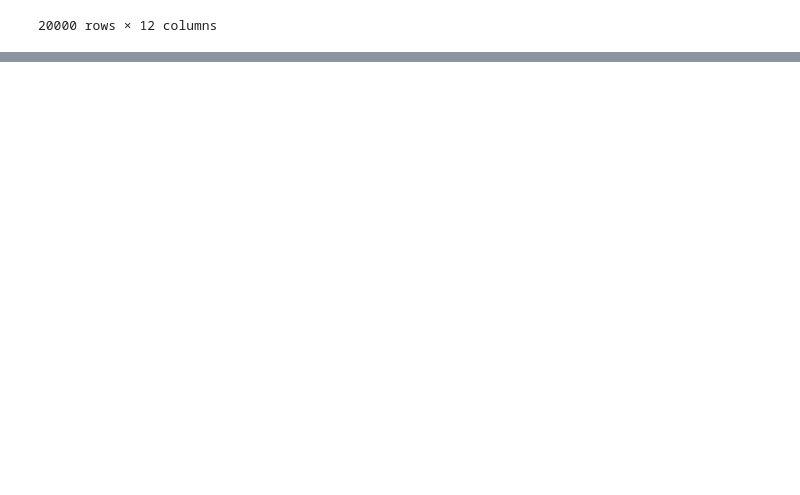
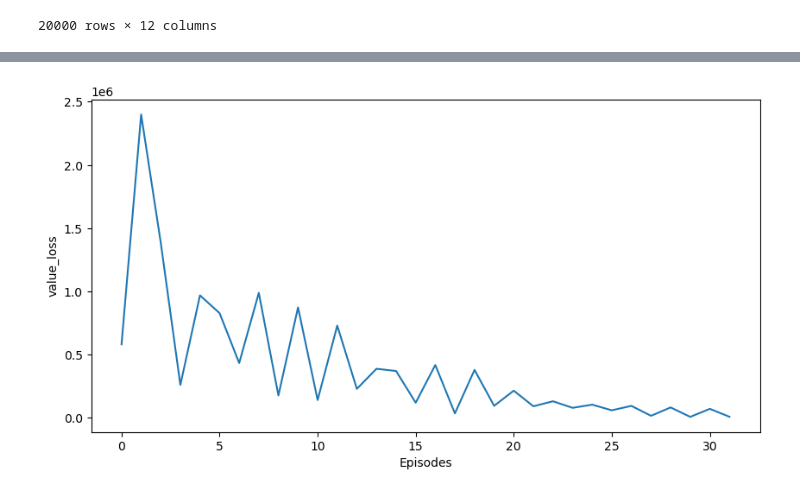
Before and after one commit to Zhou-spec/Futures-Trading, a Jupyter notebook: trading_signal.ipynb, the cells around one changed output, grey strips where cells are left out. Drawn from its saved outputs; the diff is of its cells as text; code cells hidden in the pictures; blank space fills up the shorter version.

```diff
--- a/trading_signal.ipynb
+++ b/trading_signal.ipynb
@@ -117,0 +391,8 @@ data['label'] = data['mid_price_change'].apply(lambda x: 1 if x > 0 else 0)
+# %%
+plt.figure(figsize=(10, 5))
+plt.plot(np.arange(len(value_losses[8:])), value_losses[8:])
+plt.ylabel('value_loss')
+plt.xlabel('Episodes')
+plt.show()
+# %% [output]
+[figure, added]
```
Also changed, not shown: parts of 14 cells of this notebook, 1 other file.
